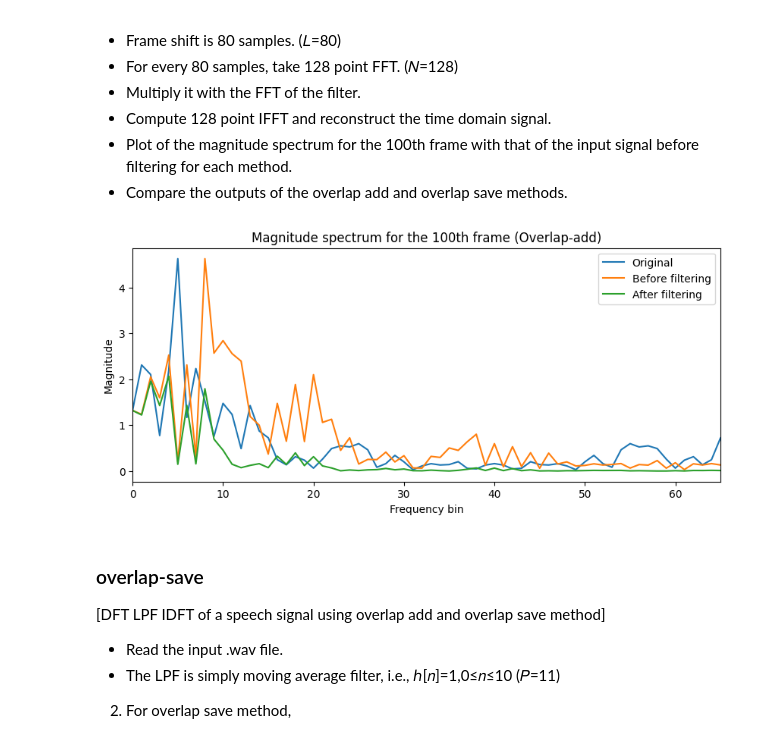
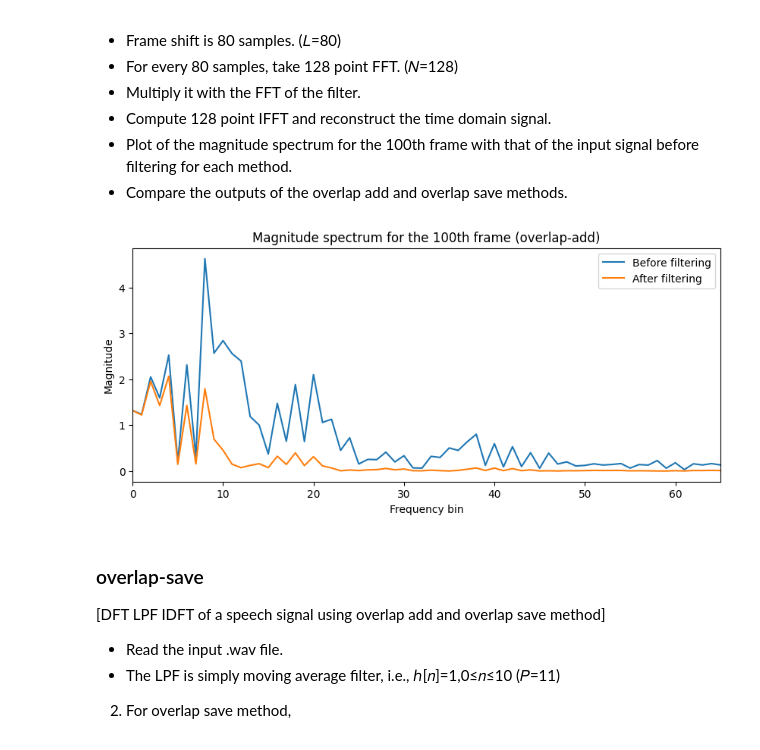
Before and after one commit to YuseonChoi/basic-speech-processing, a Jupyter notebook: overlapAdd_overlapSave/assignment2.ipynb, the cells around one changed output. Drawn from its saved outputs; the diff is of its cells as text; code cells hidden in the pictures.

```diff
--- a/overlapAdd_overlapSave/assignment2.ipynb
+++ b/overlapAdd_overlapSave/assignment2.ipynb
@@ -67,19 +41,32 @@ torchaudio.save("output1.wav", output1.unsqueeze(0), sr)
 # %%
-Y0 = abs(fft(waveform[99*80:100*80]))
+waveform, sr = torchaudio.load('input.wav')
+waveform = waveform[0]
+
+P = 11
+h = torch.ones(P) / P
+L = 80
+N = 128
+overlap = N - L
+
+output2_1 = overlap_add2(waveform, h, L, N, overlap)[0]
+torchaudio.save("output2_1.wav", output2_1.unsqueeze(0), sr)
+
 Y1 = abs(before_filtering1)
 Y2 = abs(after_filtering1)
 plt.figure(figsize=(10,4))
-plt.plot(Y0, label = 'Original')
 plt.plot(Y1, label = 'Before filtering')
 plt.plot(Y2, label = 'After filtering')
 plt.xlim(0,65)
-plt.title("Magnitude spectrum for the 100th frame (Overlap-add)")
+plt.title("Magnitude spectrum for the 100th frame (overlap-add)")
 plt.xlabel("Frequency bin")
 plt.ylabel("Magnitude")
 plt.legend()
 plt.show()
+
+# Y0 = abs(torch.fft.fft(waveform[99*80:100*80]))
+# plt.plot(Y0, label = 'Original')
 # %% [output]
-[figure, old version]
+[figure, new version]
 # %% [markdown]
 ### overlap-save
 [DFT LPF IDFT of a speech signal using overlap add and
```
Also changed, not shown: parts of 10 cells of this notebook, 6 other files.
